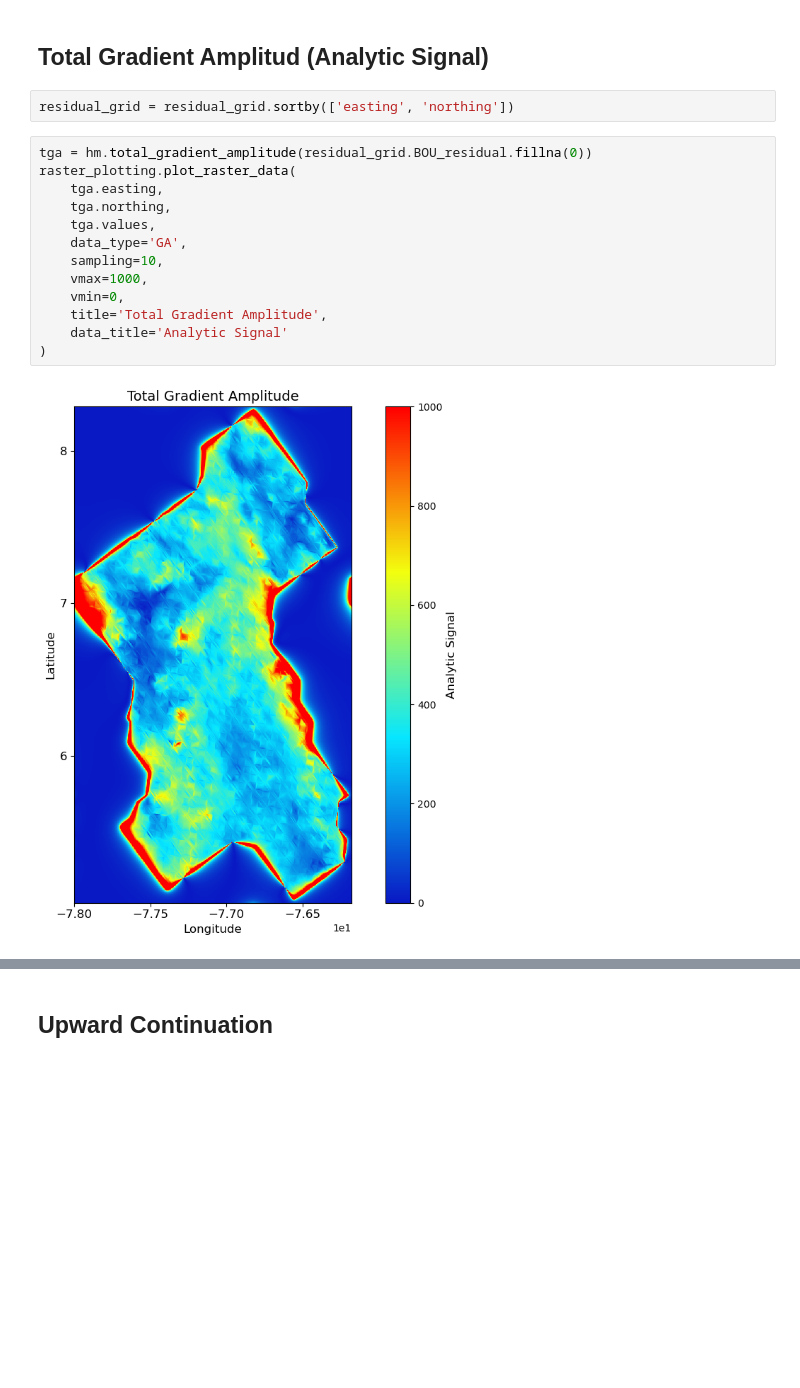
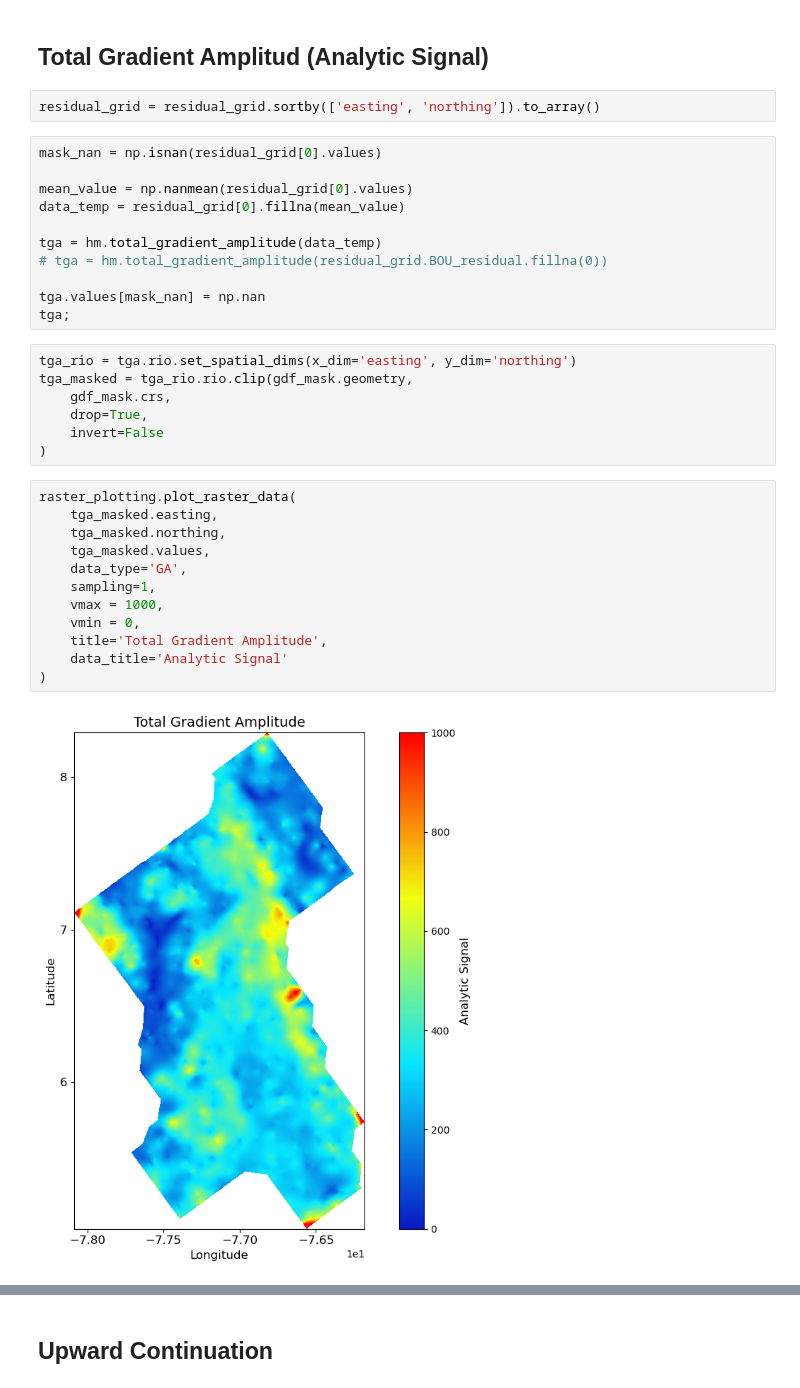
Before and after one commit to AppliedMechanics-EAFIT/lineament_detection, a Jupyter notebook: notebooks/enhancement/gravity_data.ipynb, the cells around one changed output, grey strips where cells are left out. Cells and saved outputs as stored; diff of their text form; blank space fills up the shorter version.

```diff
--- a/notebooks/enhancement/gravity_data.ipynb
+++ b/notebooks/enhancement/gravity_data.ipynb
@@ -148,19 +152,36 @@ BOU_grad_mag_np;
 # %% [markdown]
 ## Total Gradient Amplitud (Analytic Signal)
 # %%
-residual_grid = residual_grid.sortby(['easting', 'northing'])
+residual_grid = residual_grid.sortby(['easting', 'northing']).to_array()
+# %%
+mask_nan = np.isnan(residual_grid[0].values)
+
+mean_value = np.nanmean(residual_grid[0].values)
+data_temp = residual_grid[0].fillna(mean_value)
+
+tga = hm.total_gradient_amplitude(data_temp)
+# tga = hm.total_gradient_amplitude(residual_grid.BOU_residual.fillna(0))
+
+tga.values[mask_nan] = np.nan
+tga;
+# %%
+tga_rio = tga.rio.set_spatial_dims(x_dim='easting', y_dim='northing')
+tga_masked = tga_rio.rio.clip(gdf_mask.geometry,
+    gdf_mask.crs,
+    drop=True,
+    invert=False
+)
 # %%
-tga = hm.total_gradient_amplitude(residual_grid.BOU_residual.fillna(0))
 raster_plotting.plot_raster_data(
-    tga.easting,
-    tga.northing,
-    tga.values,
+    tga_masked.easting,
+    tga_masked.northing,
+    tga_masked.values,
     data_type='GA',
-    sampling=10,
-    vmax=1000,
-    vmin=0,
+    sampling=1,
+    vmax = 1000,
+    vmin = 0,
     title='Total Gradient Amplitude',
     data_title='Analytic Signal'
 )
 # %% [output]
-[figure, old version]
+[figure, new version]
```
Also changed, not shown: parts of 31 cells of this notebook.
